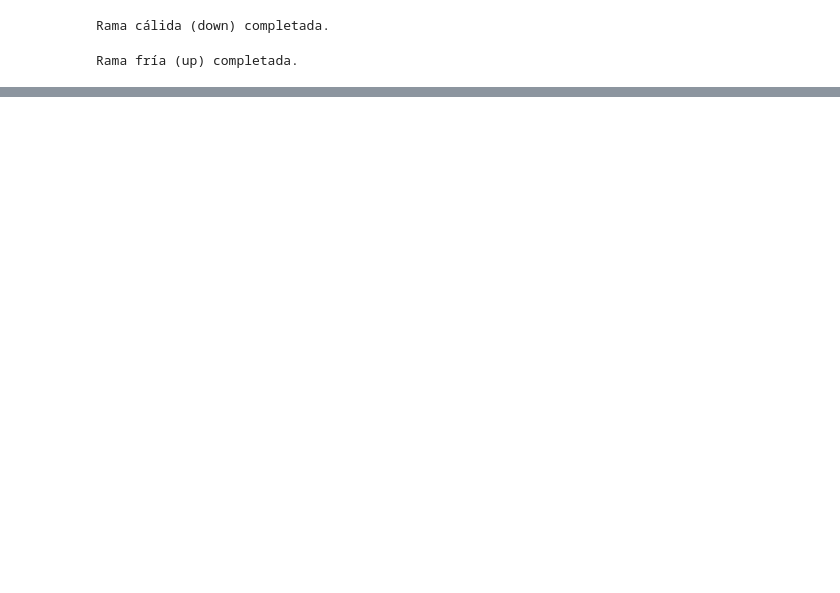
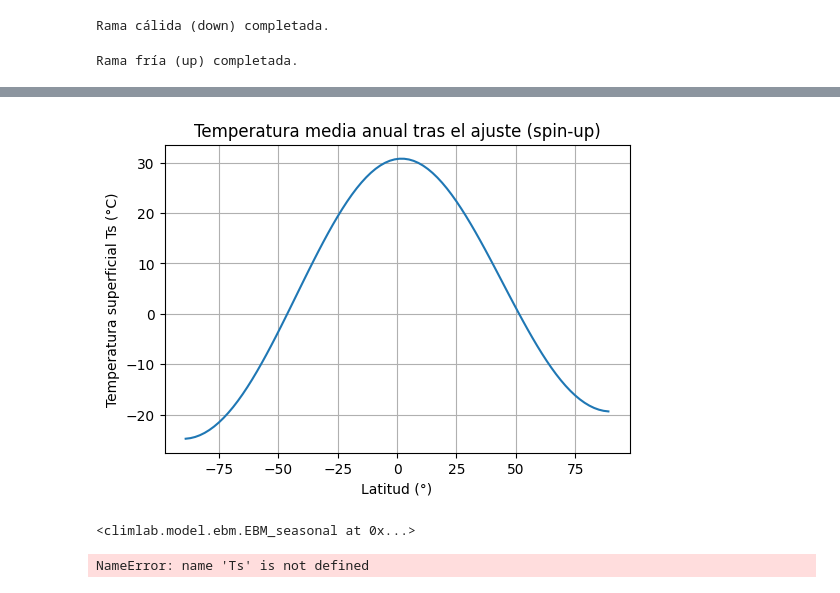
Before and after one commit to RDiazSierra/mgcc-ebm-climlab, a Jupyter notebook: PED1_N3_EBM1D_icealbedoFeedback.ipynb, the cells around one changed output, grey strips where cells are left out. Saved outputs shown, nothing was run; the diff lists cells and outputs as text; code cells hidden in the pictures; blank space fills up the shorter version.

```diff
--- a/PED1_N3_EBM1D_icealbedoFeedback.ipynb
+++ b/PED1_N3_EBM1D_icealbedoFeedback.ipynb
@@ -224,0 +260,32 @@ plt.show()
+# %%
+mm = climlab.EBM_seasonal()
+lat = mm.state['Ts'].domain.axes['lat'].points
+dt_days = mm.timestep / 86400.0
+nsteps_year = int(round(365.0 / dt_days))
+
+Ts_year = np.zeros((len(lat), nsteps_year))
+
+for k in range(nsteps_year):
+    mm.step_forward()
+    Ts_year[:, k] = np.array(mm.state['Ts']).ravel()
+
+# Media anual
+Ts_ann = Ts_year.mean(axis=1)
+
+plt.figure(figsize=(6,4))
+plt.plot(lat, Ts_ann)
+plt.xlabel("Latitud (°)")
+plt.ylabel("Temperatura superficial Ts (°C)")
+plt.title("Temperatura media anual tras el ajuste (spin-up)")
+plt.grid(True)
+plt.show()
+# %% [output]
+[figure, added]
+# %%
+mm
+# %% [output]
+<climlab.model.ebm.EBM_seasonal at 0x...>
+# %%
+Ts
+# %% [output]
+NameError: name 'Ts' is not defined
```
Also changed, not shown: parts of 18 cells of this notebook.
